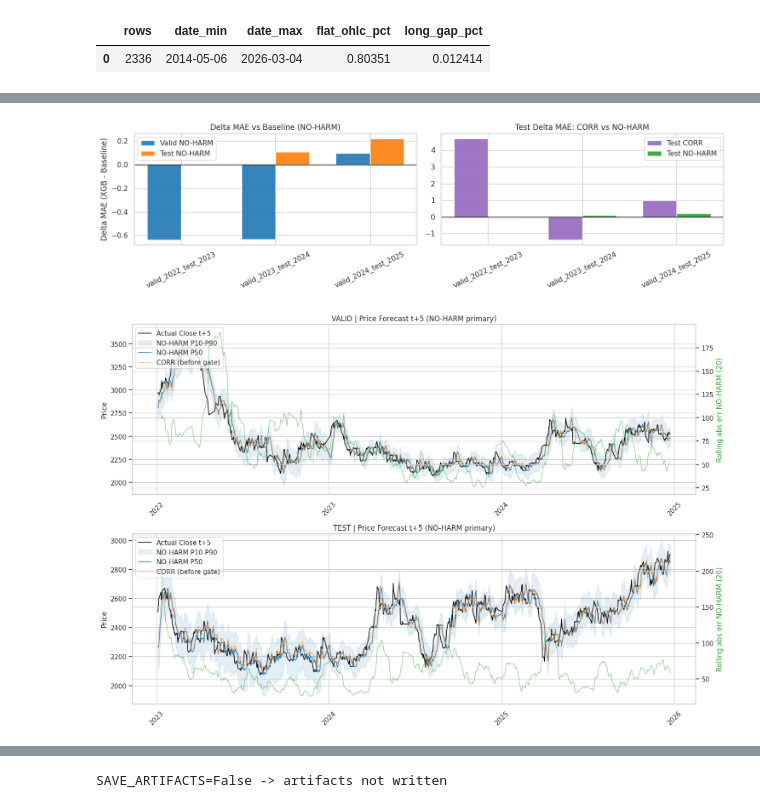
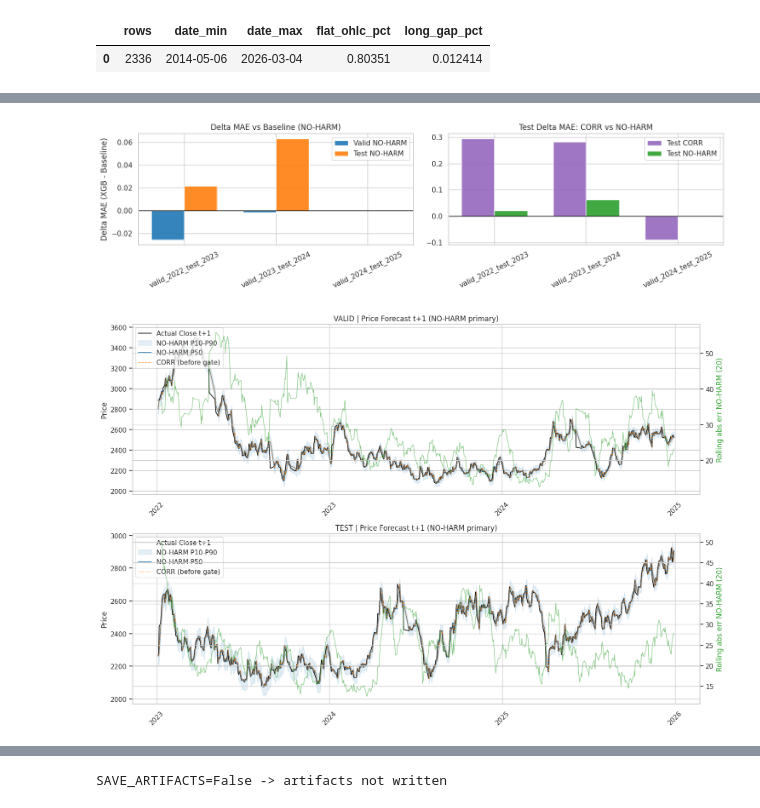
Before and after one commit to DonnyRZ/Alumunium-Price-Prediction, a Jupyter notebook: notebooks/XGBoost.ipynb, the cells around one changed output, grey strips where cells are left out. Saved outputs shown, nothing was run; the diff lists cells and outputs as text; code cells hidden in the pictures.

```diff
--- a/notebooks/XGBoost.ipynb
+++ b/notebooks/XGBoost.ipynb
@@ -49,7 +49,7 @@ DATA_PATH = ROOT / "data" / "processed data" / "ali_f_event_model_ready_v3.csv"
 OUT_DIR = ROOT / "data" / "processed data"
 
 SEED = 42
-H = 5
+H = 1
 START_DATE = "2020-01-01"
 DROP_LONG_GAP = True
 TRAIN_WINDOW_YEARS = 3
@@ -1087,7 +1087,7 @@ axes[1].legend(loc="best")
 plt.tight_layout()
 plt.show()
 # %% [output]
-[figure, old version]
+[figure, new version]
 # %%
 # Visual: actual vs predicted price over time (NO-HARM primary)
 
@@ -1096,36 +1096,36 @@ pred_df["Date"] = pd.to_datetime(pred_df["Date"])
 fig, axes = plt.subplots(2, 1, figsize=(15, 10), sharex=False)
 for ax, split in zip(axes, ["valid", "test"]):
     d = pred_df[pred_df["split"] == split].sort_values("Date")
 
-    ax.plot(d["Date"], d["y_true_price_t5"], color="black", lw=1.2, label="Actual Close t+5")
+    ax.plot(d["Date"], d["y_true_price_t5"], color="black", lw=1.2, label="Actual Close t+1")
     ax.fill_between(
         d["Date"],
         d["y_pred_p10_t5"],
         d["y_pred_p90_t5"],
         color="#1f77b4",
         alpha=0.12,
         label="NO-HARM P10-P90",
     )
     ax.plot(d["Date"], d["y_pred_p50_t5"], color="#1f77b4", lw=1.2, alpha=0.95, label="NO-HARM P50")
     ax.plot(d["Date"], d["y_pred_corr_t5"], color="#ff7f0e", lw=1.0, alpha=0.85, linestyle="--", label="CORR (before gate)")
 
     tmp = d.copy()
     tmp["abs_err_noharm"] = np.abs(tmp["y_true_price_t5"] - tmp["y_pred_p50_t5"])
     ax2 = ax.twinx()
     ax2.plot(tmp["Date"], tmp["abs_err_noharm"].rolling(20, min_periods=5).mean(), color="#2ca02c", alpha=0.55, lw=1)
     ax2.set_ylabel("Rolling abs err NO-HARM (20)", color="#2ca02c")
 
-    ax.set_title(f"{split.upper()} | Price Forecast t+5 (NO-HARM primary)")
+    ax.set_title(f"{split.upper()} | Price Forecast t+1 (NO-HARM primary)")
     ax.set_ylabel("Price")
     ax.xaxis.set_major_locator(mdates.YearLocator(1))
     ax.xaxis.set_major_formatter(mdates.DateFormatter("%Y"))
     ax.tick_params(axis="x", rotation=45)
     ax.legend(loc="upper left")
 
 plt.tight_layout()
 plt.show()
 # %% [output]
-[figure, old version]
+[figure, new version]
 # %%
 # Visual: diagnostics pack (test)
 
```
Also changed, not shown: parts of 9 cells of this notebook, 1 other file.
